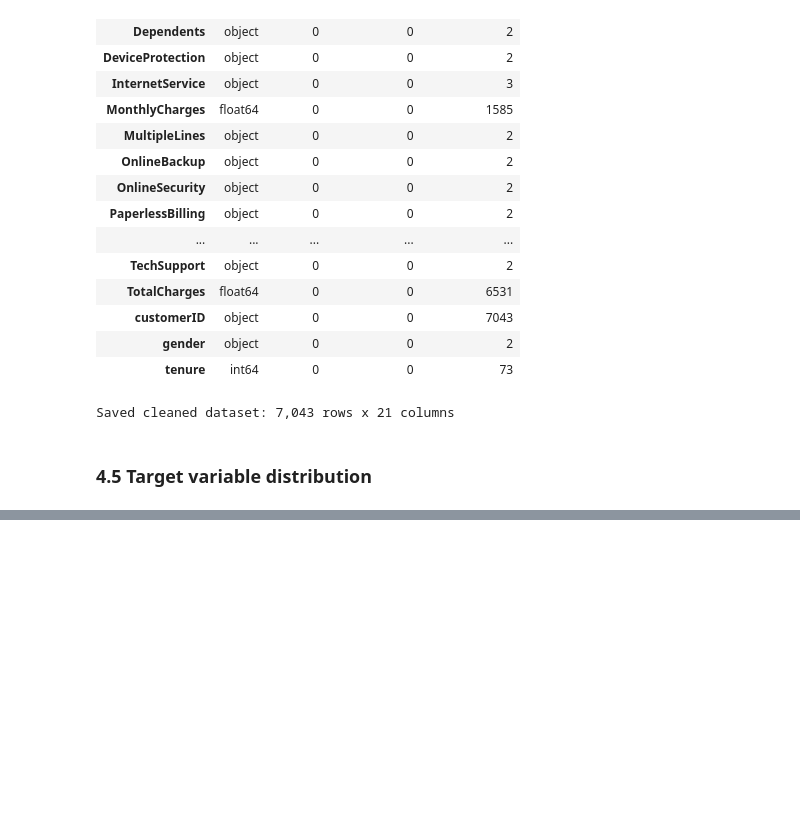
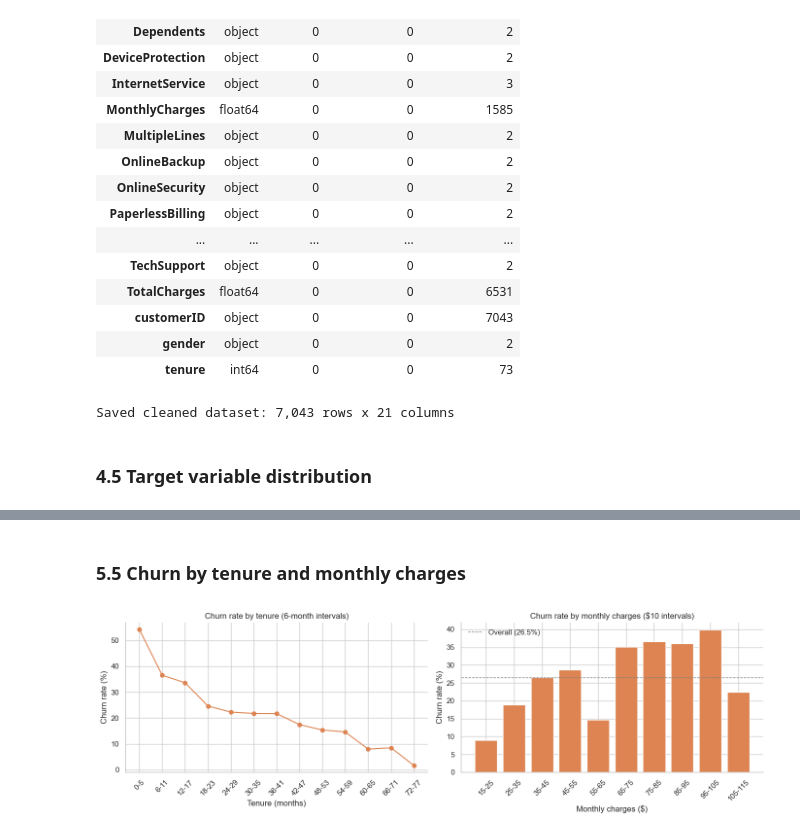
Before and after one commit to Da1vReyes/customer_churn_prediction, a Jupyter notebook: notebooks/customer_churn_analysis.ipynb, the cells around one changed output, grey strips where cells are left out. Drawn from its saved outputs; the diff is of its cells as text; code cells hidden in the pictures; blank space fills up the shorter version.

```diff
--- a/notebooks/customer_churn_analysis.ipynb
+++ b/notebooks/customer_churn_analysis.ipynb
@@ -272,0 +416,32 @@ _Next: Week 2, Exploratory Data Analysis and Feature Engineering._
+# %% [markdown]
+### 5.5 Churn by tenure and monthly charges
+# %%
+fig, axes = plt.subplots(1, 2, figsize=(14, 4.5))
+
+tenure_bins = pd.cut(df["tenure"], bins=range(-1, 79, 6))
+tenure_rate = df.groupby(tenure_bins, observed=True)["Churn"].apply(lambda s: s.eq("Yes").mean() * 100)
+axes[0].plot(range(len(tenure_rate)), tenure_rate.values, marker="o", color=CHURN_COLORS["Yes"])
+axes[0].set_xticks(range(len(tenure_rate)))
+axes[0].set_xticklabels([f"{int(i.left) + 1}-{int(i.right)}" for i in tenure_rate.index], rotation=45)
+axes[0].set_title("Churn rate by tenure (6-month intervals)")
+axes[0].set_xlabel("Tenure (months)")
+axes[0].set_ylabel("Churn rate (%)")
+
+charge_bins = pd.cut(df["MonthlyCharges"], bins=range(15, 125, 10))
+charge_rate = df.groupby(charge_bins, observed=True)["Churn"].apply(lambda s: s.eq("Yes").mean() * 100)
+axes[1].bar(range(len(charge_rate)), charge_rate.values, color=CHURN_COLORS["Yes"])
+axes[1].set_xticks(range(len(charge_rate)))
+axes[1].set_xticklabels([f"{int(i.left)}-{int(i.right)}" for i in charge_rate.index], rotation=45)
+axes[1].axhline(overall_churn, color="gray", linestyle="--", linewidth=1, label=f"Overall ({overall_churn:.1f}%)")
+axes[1].set_title("Churn rate by monthly charges (\$10 intervals)")
+axes[1].set_xlabel("Monthly charges (\$)")
+axes[1].set_ylabel("Churn rate (%)")
+axes[1].legend(frameon=False)
+
+for ax in axes:
+    ax.spines[["top", "right"]].set_visible(False)
+fig.tight_layout()
+save_fig(fig, "churn_by_tenure_and_charges.png")
+plt.show()
+# %% [output]
+[figure, added]
```
Also changed, not shown: parts of 42 cells of this notebook.
